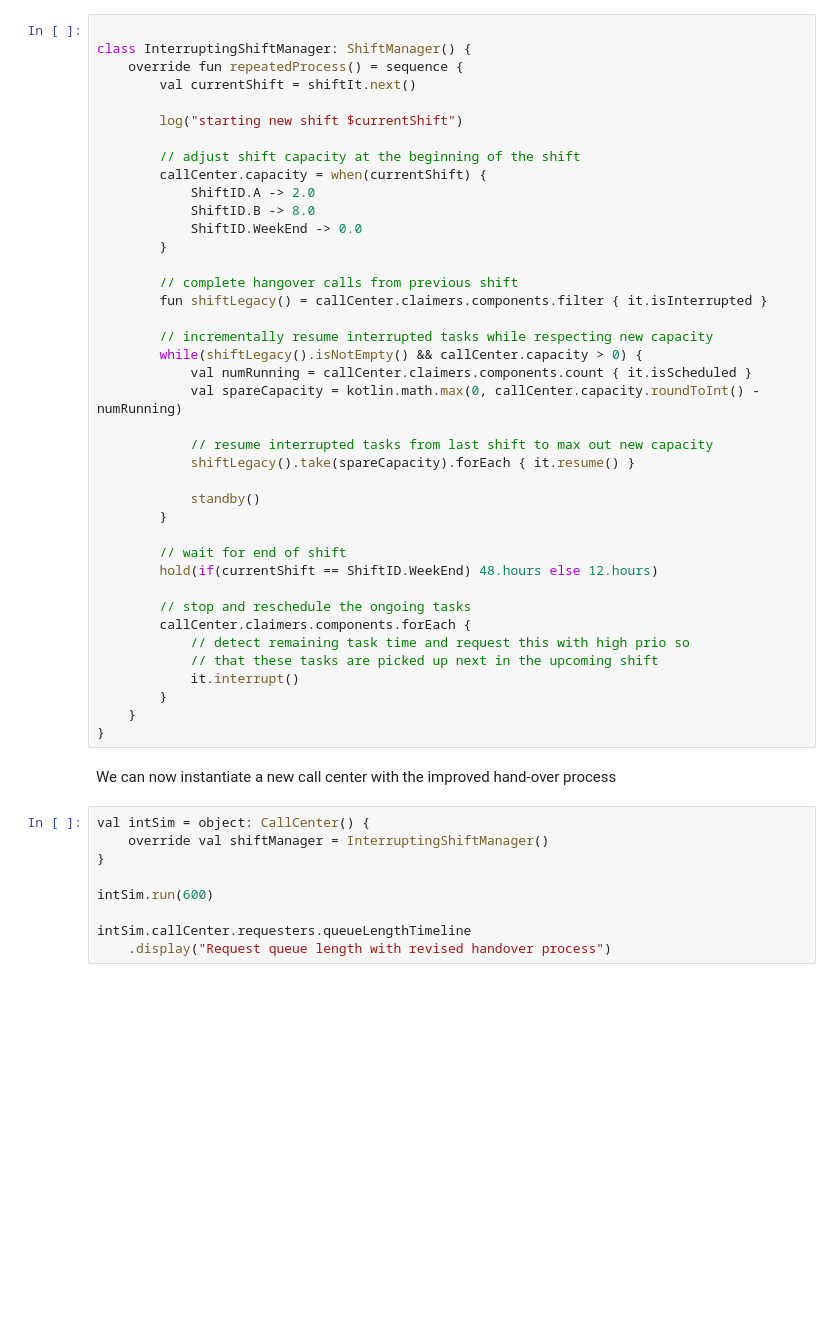
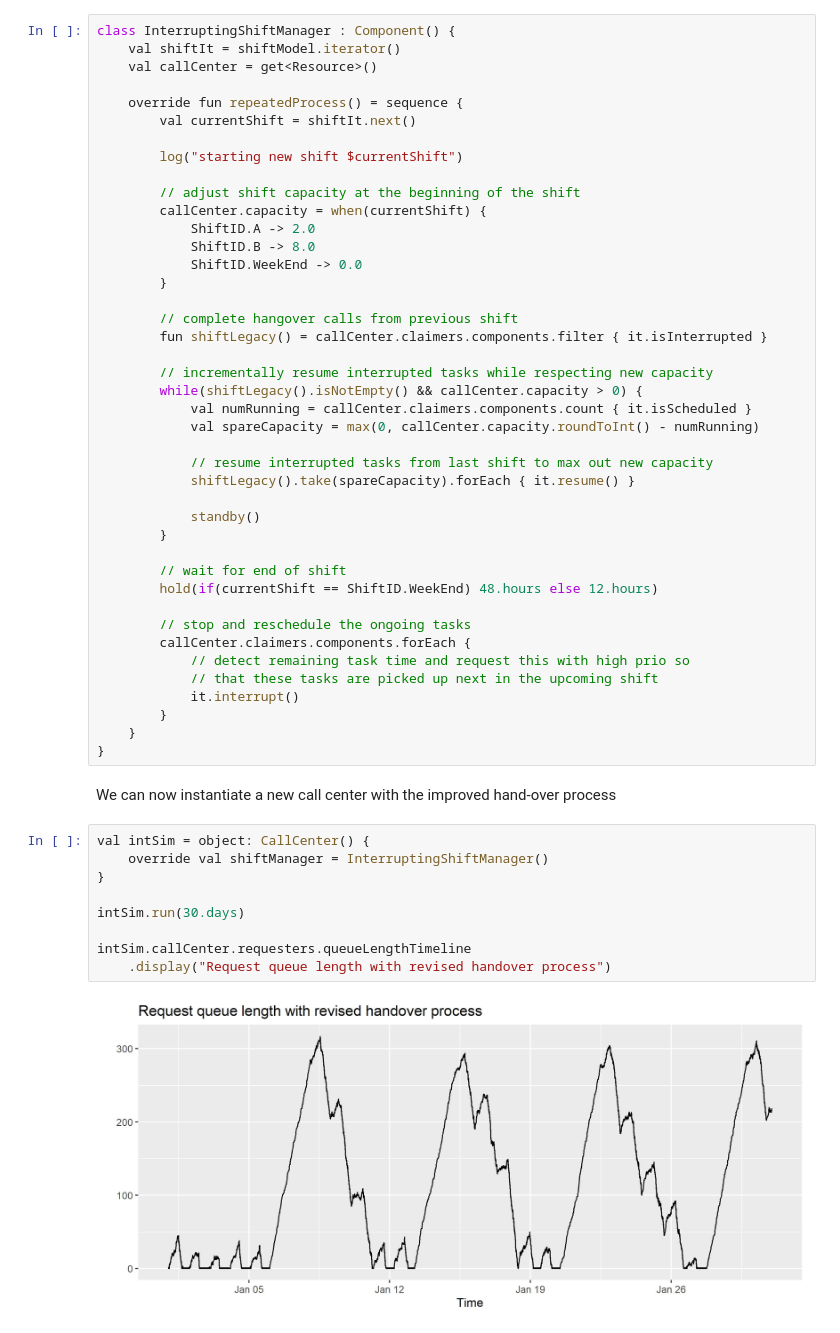
Before and after one commit to holgerbrandl/kalasim, a Jupyter notebook: docs/userguide/docs/articles/callcenter.ipynb, the cells around one changed output. Saved outputs shown, nothing was run; the diff lists cells and outputs as text; blank space fills up the shorter version.

```diff
--- a/docs/userguide/docs/articles/callcenter.ipynb
+++ b/docs/userguide/docs/articles/callcenter.ipynb
@@ -125,8 +175,10 @@ To solve the problem elegantly, we can use two other interactions namely `interr
 
 For the revised model we just need to model another `ShiftManager` with our revised hand-over process:
 # %%
+class InterruptingShiftManager : Component() {
+    val shiftIt = shiftModel.iterator()
+    val callCenter = get<Resource>()
 
-class InterruptingShiftManager: ShiftManager() {
     override fun repeatedProcess() = sequence {
         val currentShift = shiftIt.next()
 
@@ -145,7 +197,7 @@ class InterruptingShiftManager: ShiftManager() {
         // incrementally resume interrupted tasks while respecting new capacity
         while(shiftLegacy().isNotEmpty() && callCenter.capacity > 0) {
             val numRunning = callCenter.claimers.components.count { it.isScheduled }
-            val spareCapacity = kotlin.math.max(0, callCenter.capacity.roundToInt() - numRunning)
+            val spareCapacity = max(0, callCenter.capacity.roundToInt() - numRunning)
 
             // resume interrupted tasks from last shift to max out new capacity
             shiftLegacy().take(spareCapacity).forEach { it.resume() }
@@ -169,9 +221,11 @@ We can now instantiate a new call center with the improved hand-over process
 # %%
 val intSim = object: CallCenter() {
     override val shiftManager = InterruptingShiftManager()
 }
 
-intSim.run(600)
+intSim.run(30.days)
 
 intSim.callCenter.requesters.queueLengthTimeline
     .display("Request queue length with revised handover process")
+# %% [output]
+[figure, added]
```
Also changed, not shown: parts of 19 cells of this notebook, 4 other files.
